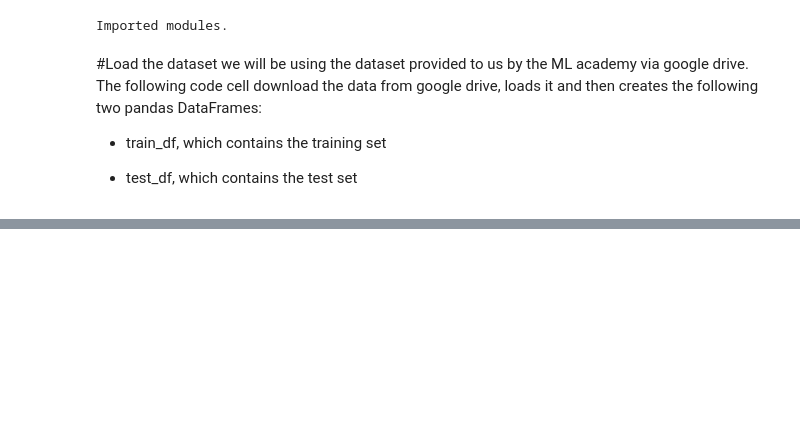
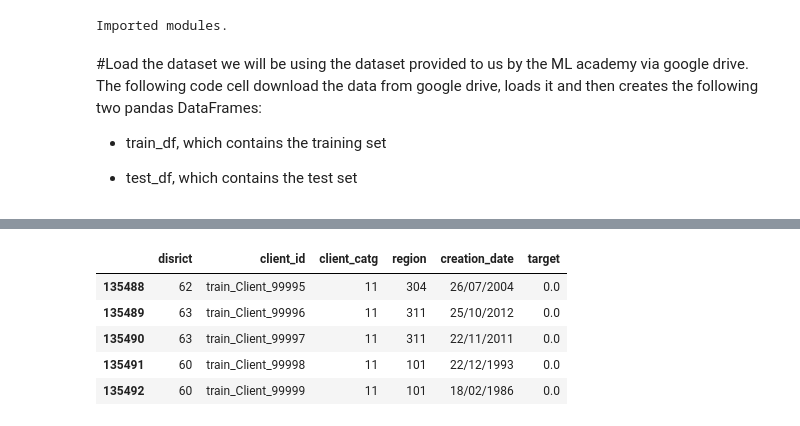
Before and after one commit to ChihabFortas/Fraud-detection-Model, a Jupyter notebook: ML_academy_Project_1.ipynb, the cells around one changed output, grey strips where cells are left out. Saved outputs shown, nothing was run; the diff lists cells and outputs as text; code cells hidden in the pictures; blank space fills up the shorter version.

```diff
--- a/ML_academy_Project_1.ipynb
+++ b/ML_academy_Project_1.ipynb
@@ -79,0 +87,9 @@ test_df = pd.read_csv("https://download.mlcc.google.com/mledu-datasets/californi
+# %%
+client_train_df.tail()
+# %% [output]
+|  | disrict | client_id | client_catg | region | creation_date | target |
+| 135488 | 62 | train_Client_99995 | 11 | 304 | 26/07/2004 | 0.0 |
+| 135489 | 63 | train_Client_99996 | 11 | 311 | 25/10/2012 | 0.0 |
+| 135490 | 63 | train_Client_99997 | 11 | 311 | 22/11/2011 | 0.0 |
+| 135491 | 60 | train_Client_99998 | 11 | 101 | 22/12/1993 | 0.0 |
+| 135492 | 60 | train_Client_99999 | 11 | 101 | 18/02/1986 | 0.0 |
```
Also changed, not shown: parts of 11 cells of this notebook.
